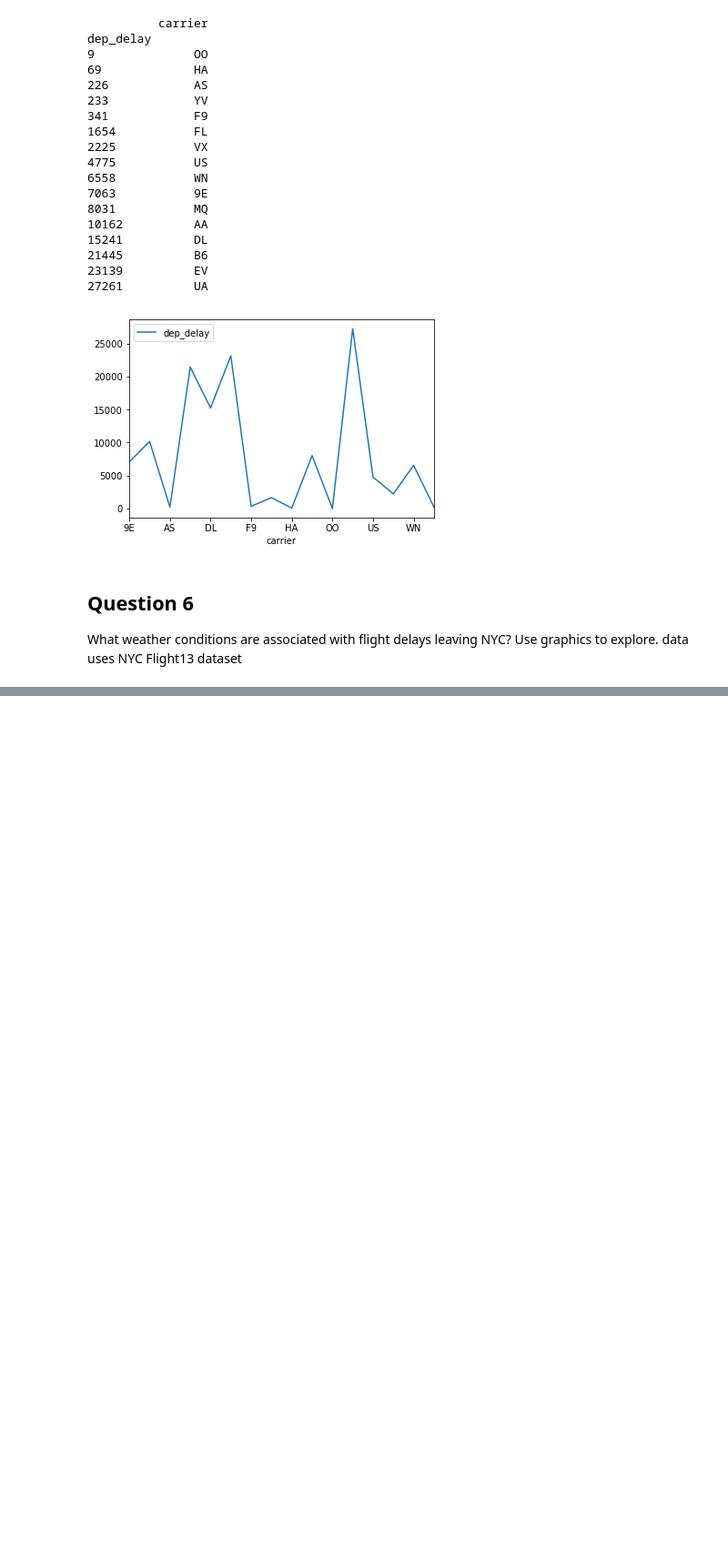
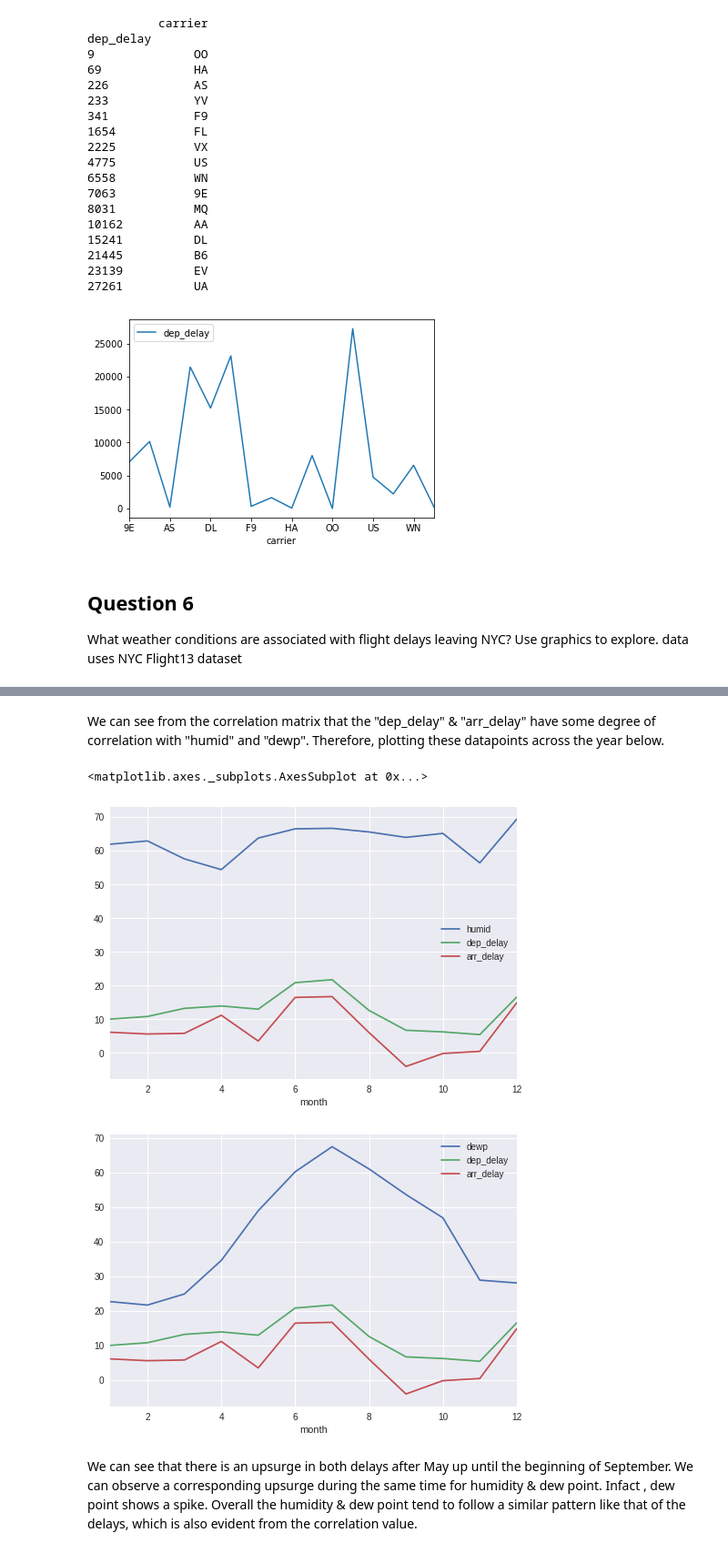
Before and after one commit to Naif6003/LearningJournal, a Jupyter notebook: Python/MachineLearning_Problems/ProblemSet_01/Weather_Airlines_Questions.ipynb, the cells around one changed output, grey strips where cells are left out. Shown: that part at 91% size. Drawn from its saved outputs; the diff is of its cells as text; code cells hidden in the pictures; blank space fills up the shorter version.

```diff
--- a/Python/MachineLearning_Problems/ProblemSet_01/Weather_Airlines_Questions.ipynb
+++ b/Python/MachineLearning_Problems/ProblemSet_01/Weather_Airlines_Questions.ipynb
@@ -415,0 +532,12 @@ data uses NYC Flight13 dataset<br>
+# %% [markdown]
+We can see from the correlation matrix that the "dep_delay" & "arr_delay" have some degree of correlation with "humid" and "dewp". Therefore, plotting these datapoints across the year below.
+# %%
+#plotting delay Vs humid & dewp for all months
+mean_weather_df.plot(x = "month", y =["humid","dep_delay","arr_delay"])
+mean_weather_df.plot(x = "month", y =["dewp","dep_delay","arr_delay"])
+# %% [output]
+<matplotlib.axes._subplots.AxesSubplot at 0x...>
+[figure, added]
+[figure, added]
+# %% [markdown]
+We can see that there is an upsurge in both delays after May up until the beginning of September. We can observe a corresponding upsurge during the same time for humidity & dew point. Infact , dew point shows a spike. Overall the humidity & dew point tend to follow a similar pattern like that of the delays, which is also evident from the correlation value.
```
Also changed, not shown: parts of 30 cells of this notebook, 9 other files.
